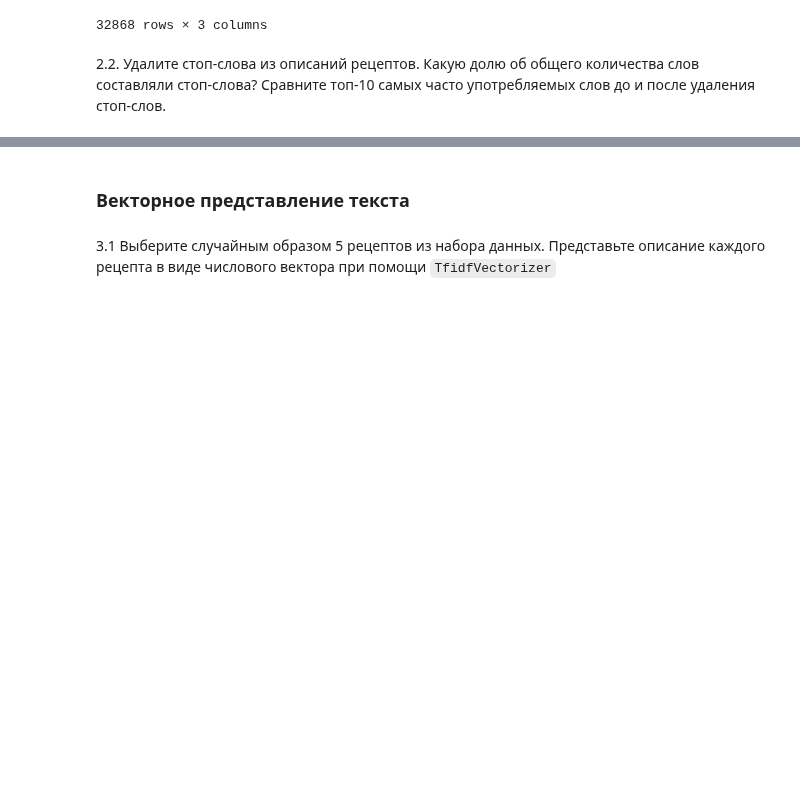
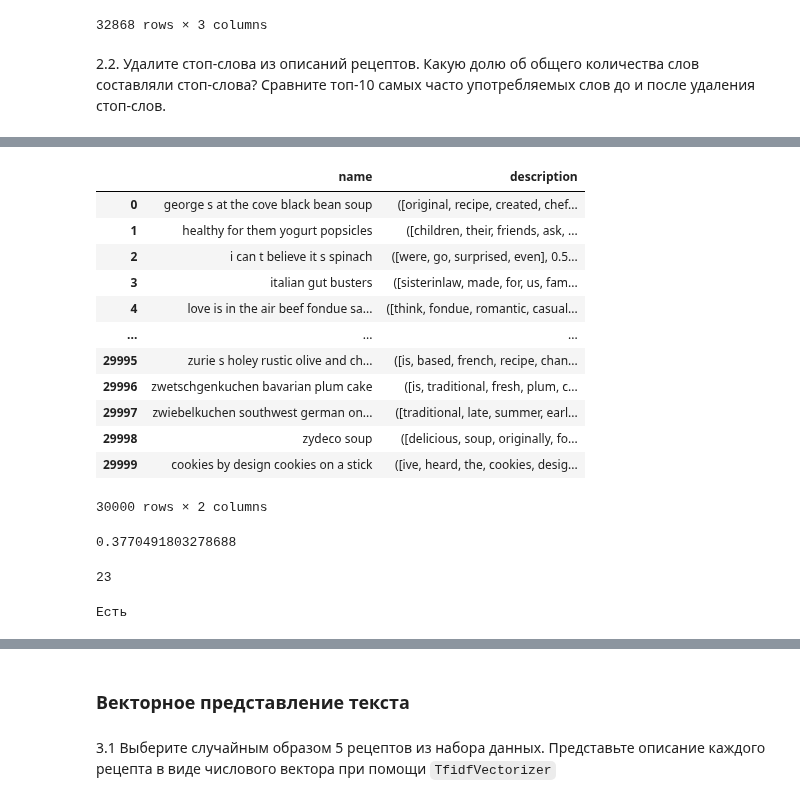
Before and after one commit to Amikuto/BigDataPT-BDPT-, a Jupyter notebook: Lesson9/09_string_2_Фамилия_Имя_Группа.ipynb, the cells around one changed output, grey strips where cells are left out. Saved outputs shown, nothing was run; the diff lists cells and outputs as text; code cells hidden in the pictures; blank space fills up the shorter version.

```diff
--- a/Lesson9/09_string_2_Фамилия_Имя_Группа.ipynb
+++ b/Lesson9/09_string_2_Фамилия_Имя_Группа.ipynb
@@ -44,7 +44,7 @@ words
  'злы',
  ...]
 # %%
-text = '''с велечайшим усилием выбравшись из потока убегающих людей Кутузов со свитой уменьшевшейся вдвое поехал на звуки выстрелов русских орудий'''
+# text = '''с велечайшим усилием выбравшись из потока убегающих людей Кутузов со свитой уменьшевшейся вдвое поехал на звуки выстрелов русских орудий'''
 # %%
 word = "велечайшим"
 # %%
@@ -73,7 +73,7 @@ morph.parse(word)[0].normalized.word
 # %%
 from nltk import sent_tokenize
 
-text = """Считайте слова из файла `litw-win.txt` и запишите их в список `words`. В заданном предложении исправьте все опечатки, заменив слова с опечатками на ближайшие (в смысле расстояния Левенштейна) к ним слова из списка `words`. Считайте, что в слове есть опечатка, если данное слово не содержится в списке `words`"""
+# text = """Считайте слова из файла `litw-win.txt` и запишите их в список `words`. В заданном предложении исправьте все опечатки, заменив слова с опечатками на ближайшие (в смысле расстояния Левенштейна) к ним слова из списка `words`. Считайте, что в слове есть опечатка, если данное слово не содержится в списке `words`"""
 sents = sent_tokenize(text)
 sents
 # %% [output]
@@ -250,3 +253,8 @@ df
 32868 rows × 3 columns
 # %% [markdown]
 2.2. Удалите стоп-слова из описаний рецептов. Какую долю об общего количества слов составляли стоп-слова? Сравните топ-10 самых часто употребляемых слов до и после удаления стоп-слов.
+# %%
+from collections import Counter
+from nltk.corpus import stopwords
+
+stops = set(stopwords.words('english'))
@@ -252,0 +321,51 @@ df
+# %%
+preprocessed_descriptions = pd.read_csv("./data/data/preprocessed_descriptions.csv")
+# preprocessed_descriptions
+
+def func(text: str):
+	# print(text)
+	data = text.split()
+	counts = dict(Counter(data))
+	c = len(data)
+	for i in data:
+		if i in stops:
+			data.remove(i)
+	c_out = len(data)
+	counts_out = Counter(data)
+	counts = sorted(counts.items(), key=lambda x: x[1], reverse=True)[:10]
+	counts_out = sorted(counts_out.items(), key=lambda x: x[1], reverse=True)[:10]
+	if c == 0:
+		c = 1
+	return (data, (c - c_out) / c, (counts, counts_out))
+
+stops_deleted = preprocessed_descriptions
+stops_deleted["description"] = stops_deleted["description"].apply(lambda x: func(str(x)))
+# stops_deleted["description"].apply(lambda x: func(str(x)))
+stops_deleted
+# %% [output]
+|  | name | description |
+| 0 | george s at the cove black bean soup | ([original, recipe, created, chef... |
+| 1 | healthy for them yogurt popsicles | ([children, their, friends, ask, ... |
+| 2 | i can t believe it s spinach | ([were, go, surprised, even], 0.5... |
+| 3 | italian gut busters | ([sisterinlaw, made, for, us, fam... |
+| 4 | love is in the air beef fondue sa... | ([think, fondue, romantic, casual... |
+| ... | ... | ... |
+| 29995 | zurie s holey rustic olive and ch... | ([is, based, french, recipe, chan... |
+| 29996 | zwetschgenkuchen bavarian plum cake | ([is, traditional, fresh, plum, c... |
+| 29997 | zwiebelkuchen southwest german on... | ([traditional, late, summer, earl... |
+| 29998 | zydeco soup | ([delicious, soup, originally, fo... |
+| 29999 | cookies by design cookies on a stick | ([ive, heard, the, cookies, desig... |
+30000 rows × 2 columns
+# %%
+stops_deleted["description"][0][1]
+# %% [output]
+0.3770491803278688
+# %%
+stops_deleted[""] = stops_deleted["description"][0][1]
+# %% [output]
+23
+# %%
+if "the" in stops:
+	print("Есть")
+# %% [output]
+Есть
```
Also changed, not shown: parts of 22 cells of this notebook.
